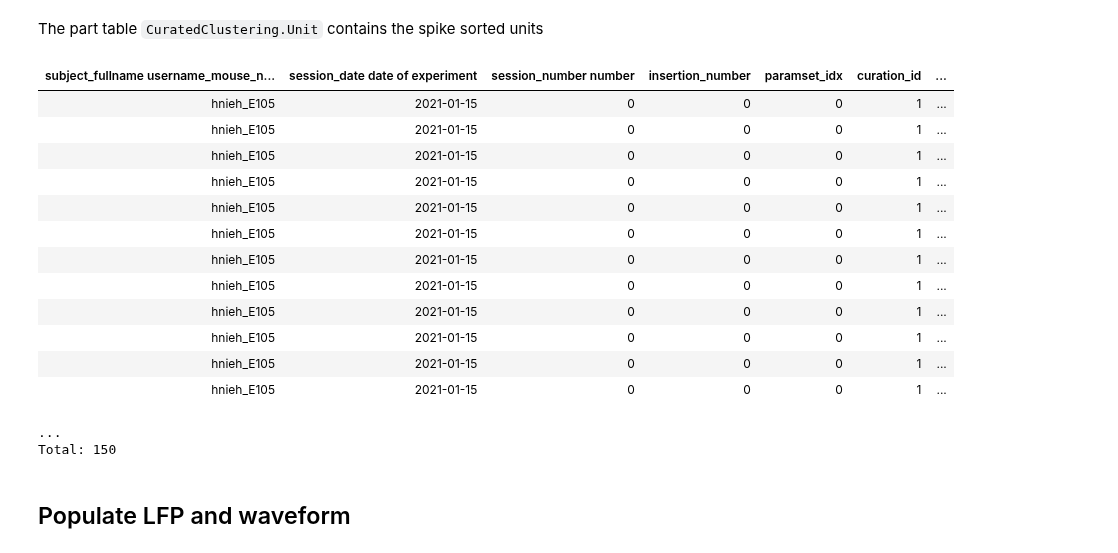
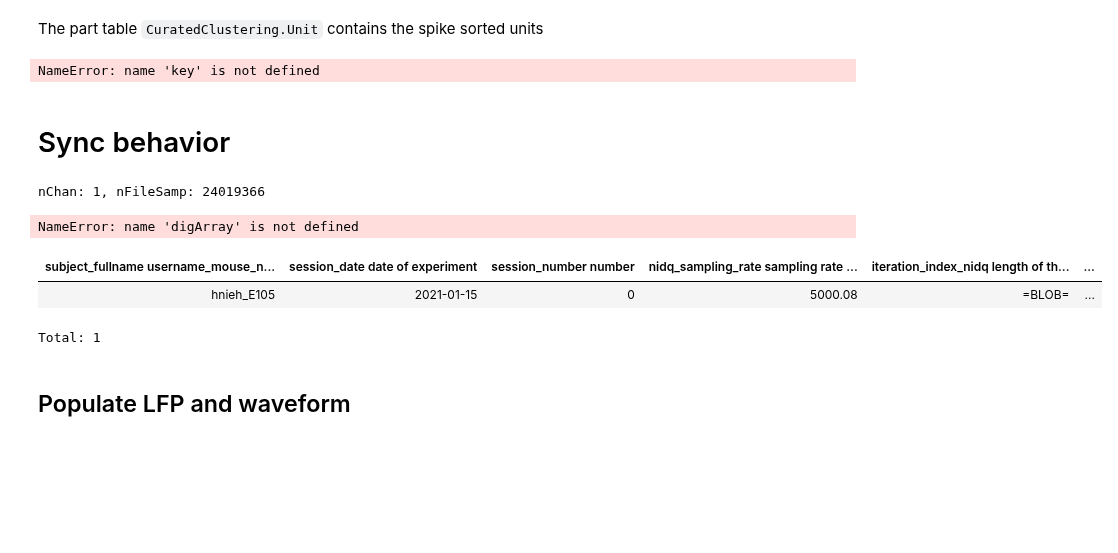
Before and after one commit to BrainCOGS/U19-pipeline-python, a Jupyter notebook: notebooks/ephys_element/02-process-ephys-workflow.ipynb, the cells around one changed output. Cells and saved outputs as stored; diff of their text form; code cells hidden in the pictures; blank space fills up the shorter version.

```diff
--- a/notebooks/ephys_element/02-process-ephys-workflow.ipynb
+++ b/notebooks/ephys_element/02-process-ephys-workflow.ipynb
@@ -227,23 +314,22 @@ ephys_element.CuratedClustering.populate(display_progress=True)
 # %% [markdown]
 The part table `CuratedClustering.Unit` contains the spike sorted units
 # %%
-ephys_element.CuratedClustering.Unit()
+ephys_element.CuratedClustering.Unit() & key
 # %% [output]
-| subject_fullname username_mouse_n... | session_date date of experiment | session_number number | insertion_number | paramset_idx | curation_id | ... |
-| hnieh_E105 | 2021-01-15 | 0 | 0 | 0 | 1 | ... |
-| hnieh_E105 | 2021-01-15 | 0 | 0 | 0 | 1 | ... |
-| hnieh_E105 | 2021-01-15 | 0 | 0 | 0 | 1 | ... |
-| hnieh_E105 | 2021-01-15 | 0 | 0 | 0 | 1 | ... |
-| hnieh_E105 | 2021-01-15 | 0 | 0 | 0 | 1 | ... |
-| hnieh_E105 | 2021-01-15 | 0 | 0 | 0 | 1 | ... |
-| hnieh_E105 | 2021-01-15 | 0 | 0 | 0 | 1 | ... |
-| hnieh_E105 | 2021-01-15 | 0 | 0 | 0 | 1 | ... |
-| hnieh_E105 | 2021-01-15 | 0 | 0 | 0 | 1 | ... |
-| hnieh_E105 | 2021-01-15 | 0 | 0 | 0 | 1 | ... |
-| hnieh_E105 | 2021-01-15 | 0 | 0 | 0 | 1 | ... |
-| hnieh_E105 | 2021-01-15 | 0 | 0 | 0 | 1 | ... |
-...
-Total: 150
+NameError: name 'key' is not defined
+# %% [markdown]
+# Sync behavior
+# %%
+ephys.BehaviorSync.populate()
+# %% [output]
+nChan: 1, nFileSamp: 24019366
+NameError: name 'digArray' is not defined
+# %%
+ephys.BehaviorSync()
+# %% [output]
+| subject_fullname username_mouse_n... | session_date date of experiment | session_number number | nidq_sampling_rate sampling rate ... | iteration_index_nidq length of th... | ... |
+| hnieh_E105 | 2021-01-15 | 0 | 5000.08 | =BLOB= | ... |
+Total: 1
 # %% [markdown]
 ## Populate LFP and waveform
 # %%
```
Also changed, not shown: parts of 21 cells of this notebook, 8 other files.
